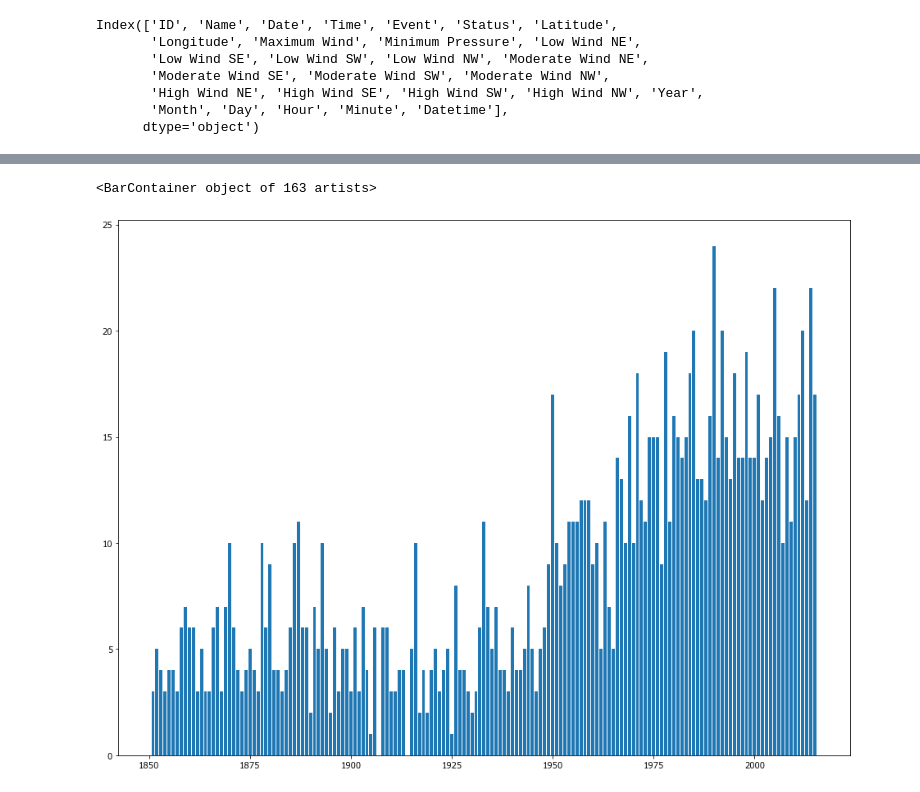
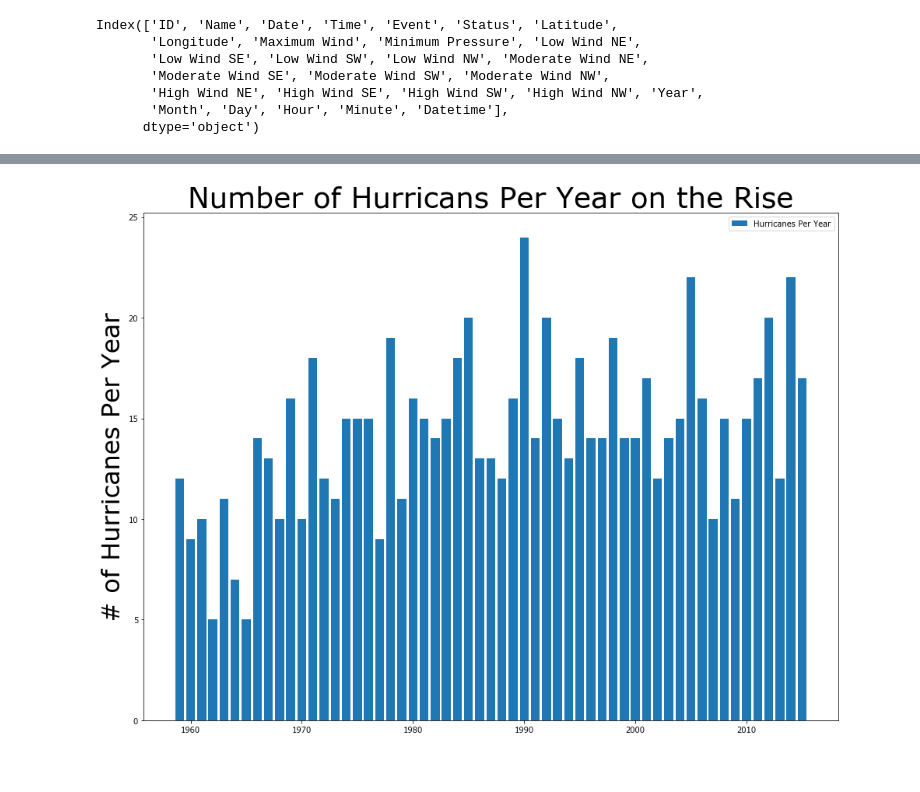
Before and after one commit to nmwhitehead/Storms, a Jupyter notebook: Storms.ipynb, the cells around one changed output, grey strips where cells are left out. Cells and saved outputs as stored; diff of their text form; code cells hidden in the pictures.

```diff
--- a/Storms.ipynb
+++ b/Storms.ipynb
@@ -46,6 +46,9 @@ all_storms['Status'].replace([' HU', 'HU '], 'HU', inplace=True)
 # %%
 # And let's make a hurricane specific DataFrame
 all_hurricanes = all_storms[all_storms['Status'] == 'HU']
+# %%
+# And now get rid of the pre 1959 Data because there wasn't as much America to record before that
+all_hurricanes = all_hurricanes[all_hurricanes['Datetime'].dt.year >= 1959]
 # %%
 all_hurricanes.head()
 # %% [output]
@@ -148,7 +136,12 @@ SyntaxError: invalid syntax (<ipython-input-82-60cb5cc6c611>, line 1)
 # %%
 plt.figure(figsize=(16,12))
 
+plt.title('Number of Hurricans Per Year on the Rise', fontsize=37)
+plt.ylabel('# of Hurricanes Per Year', fontsize=32)
+
 plt.bar(annual_hurricane_data.index, annual_hurricane_data['Hurricane Count'], label='Hurricanes Per Year')
+plt.plot()
+
+plt.legend();
 # %% [output]
-<BarContainer object of 163 artists>
-[figure, old version]
+[figure, new version]
```
Also changed, not shown: parts of 8 cells of this notebook.
